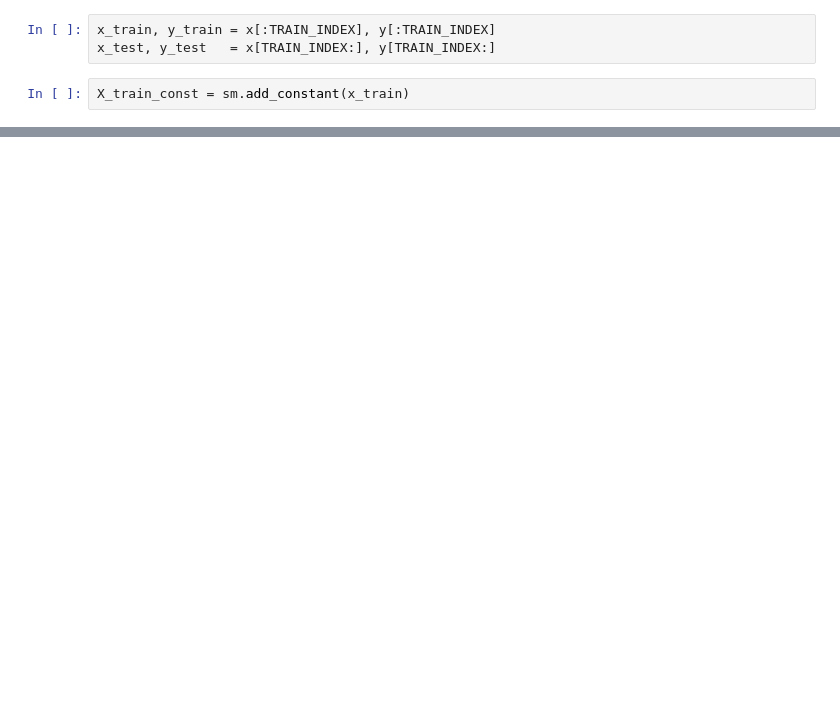
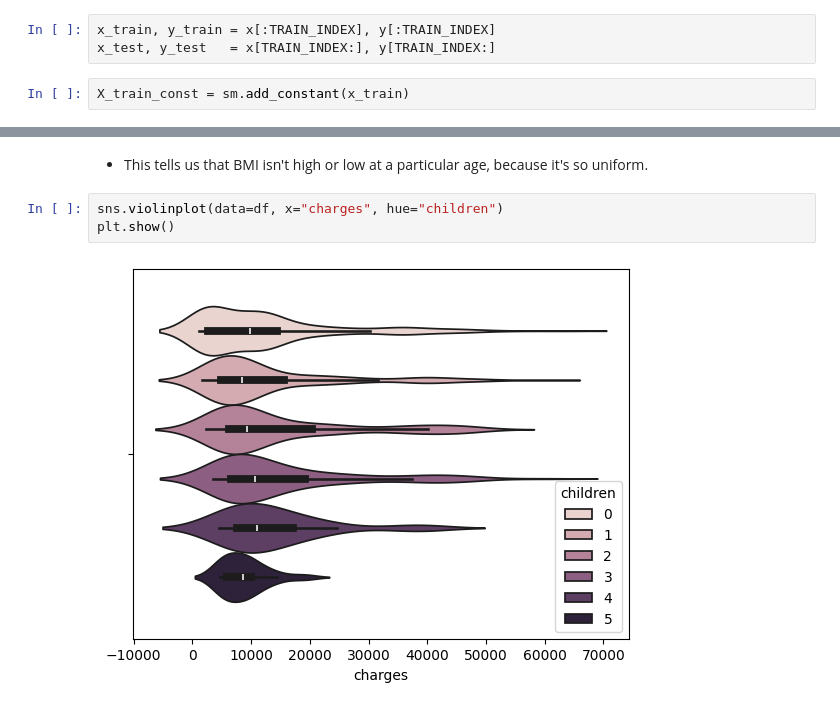
Before and after one commit to RJUNCC/data-modeling-sp500-forecasting, a Jupyter notebook: medical_insurance_cost.ipynb, the cells around one changed output, grey strips where cells are left out. Saved outputs shown, nothing was run; the diff lists cells and outputs as text; blank space fills up the shorter version.

```diff
--- a/medical_insurance_cost.ipynb
+++ b/medical_insurance_cost.ipynb
@@ -169,0 +368,7 @@ Notes:
+# %% [markdown]
+- This tells us that BMI isn't high or low at a particular age, because it's so uniform.
+# %%
+sns.violinplot(data=df, x="charges", hue="children")
+plt.show()
+# %% [output]
+[figure, added]
```
Also changed, not shown: parts of 34 cells of this notebook.
